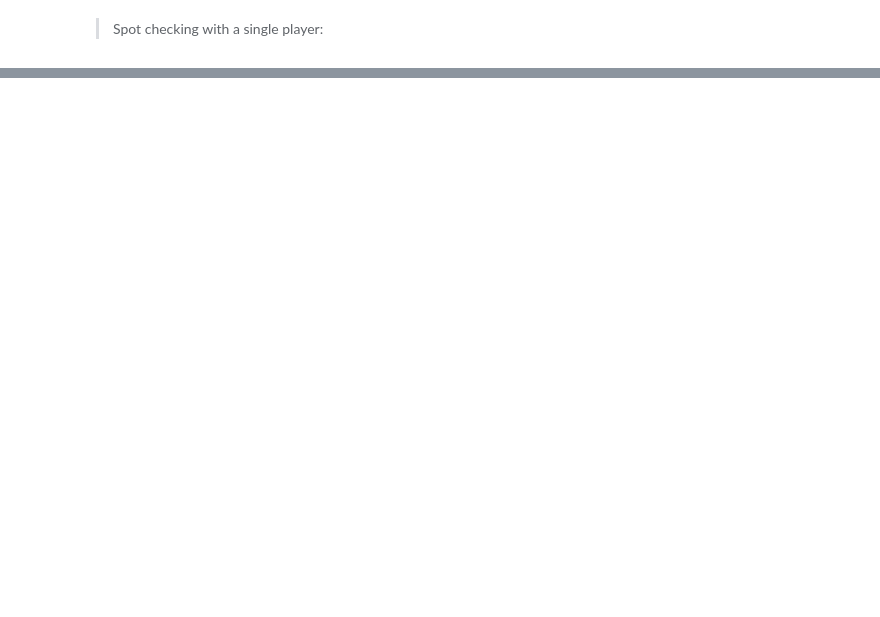
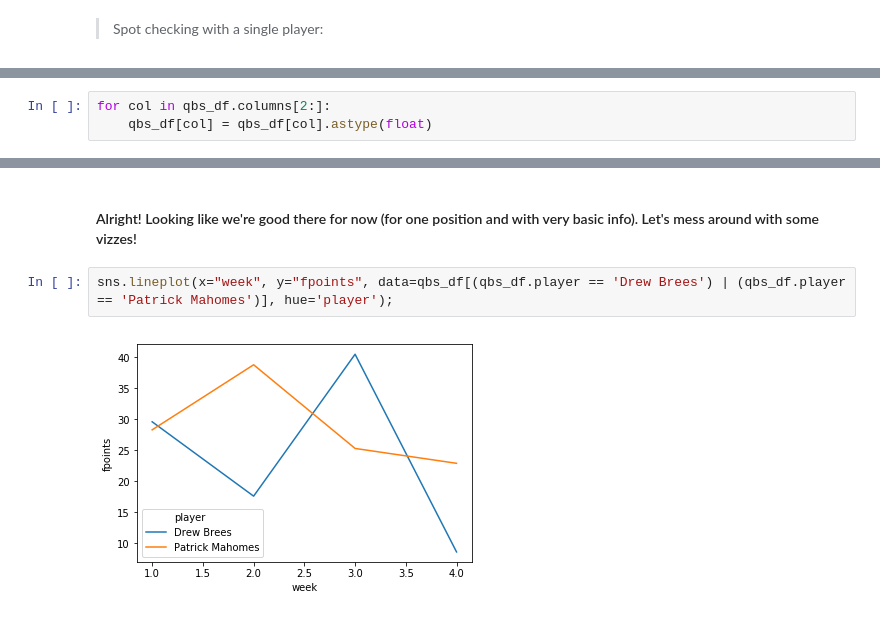
Before and after one commit to dodgemcintosh/FFML, a Jupyter notebook: 1-Getting-NFL-Data.ipynb, the cells around one changed output, grey strips where cells are left out. Drawn from its saved outputs; the diff is of its cells as text; blank space fills up the shorter version.

```diff
--- a/1-Getting-NFL-Data.ipynb
+++ b/1-Getting-NFL-Data.ipynb
@@ -144,0 +157,3 @@ qbs_df[qbs_df['player'] == 'Tom Brady']
+# %%
+for col in qbs_df.columns[2:]:
+    qbs_df[col] = qbs_df[col].astype(float)
@@ -144,0 +176,6 @@ qbs_df[qbs_df['player'] == 'Tom Brady']
+# %% [markdown]
+#### Alright! Looking like we're good there for now (for one position and with very basic info). Let's mess around with some vizzes!
+# %%
+sns.lineplot(x="week", y="fpoints", data=qbs_df[(qbs_df.player == 'Drew Brees') | (qbs_df.player == 'Patrick Mahomes')], hue='player');
+# %% [output]
+[figure, added]
```
Also changed, not shown: parts of 10 cells of this notebook.
